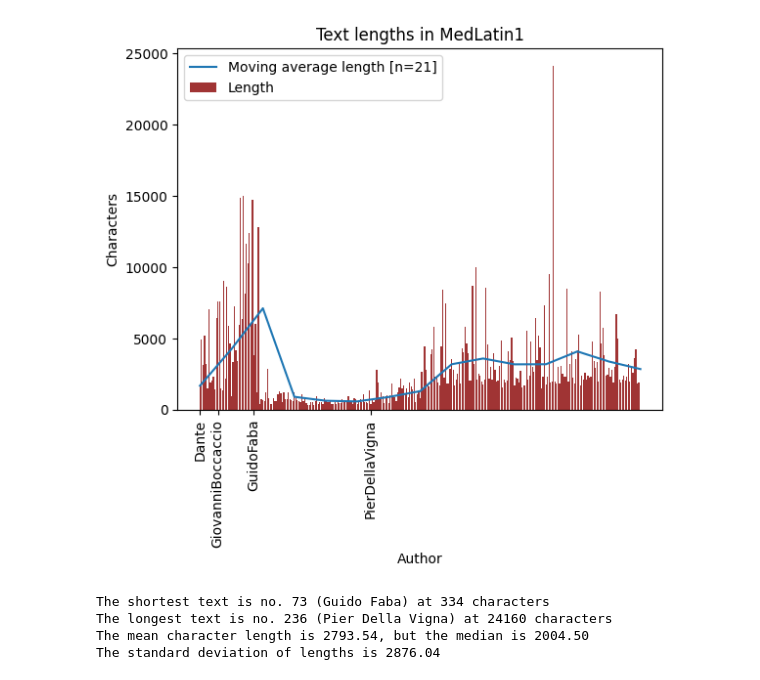
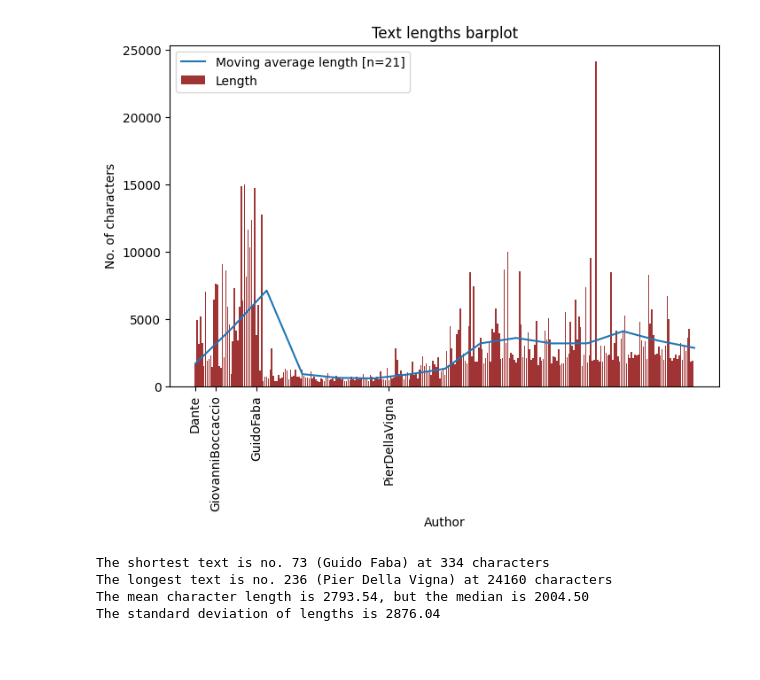
Before and after one commit to johannes-hp/BoB-thesis, a Jupyter notebook: MedLatin-scripts/medlatin1_lengths.ipynb, the cells around one changed output. Cells and saved outputs as stored; diff of their text form; code cells hidden in the pictures; blank space fills up the shorter version.

Commit message:
Update length vis for medlatin

```diff
--- a/MedLatin-scripts/medlatin1_lengths.ipynb
+++ b/MedLatin-scripts/medlatin1_lengths.ipynb
@@ -16,25 +39,17 @@ with open('csvfiles/author_changes_idx.txt', 'r', encoding='utf-8') as f:
 # %%
-medlatin1_lens = [len(text) for text in medlatin1_texts]
-medlatin1_lens_av = [medlatin1_lens[0]]
-previous_i = 0
-window_size = 21
-for i in np.arange(window_size, len(medlatin1_lens)+1, window_size):
-    window = medlatin1_lens[previous_i:i]
-    medlatin1_lens_av.append(np.mean(window))
-    previous_i = i
-
 fig, ax = plt.subplots()
+fig.set_size_inches(8, 5)
 
 sns.barplot(medlatin1_lens, ax=ax, label='Length', color='firebrick')
 sns.lineplot(y=medlatin1_lens_av, x=np.arange(0, len(medlatin1_lens)+1, window_size), ax=ax, label=f'Moving average length [n={window_size}]')
-ax.set_title('Text lengths in MedLatin1')
-ax.set_ylabel('Characters')
+ax.set_title('Text lengths barplot')
+ax.set_ylabel('No. of characters')
 ax.set_xlabel('Author')
 ax.set_xticks(author_idx)
 ax.set_xticklabels(author_names, rotation=90)
 ax.legend(loc='upper left');
 # %% [output]
-[figure, old version]
+[figure, new version]
 # %%
 shortest = np.argmin(medlatin1_lens)
 longest = np.argmax(medlatin1_lens)
```
Also changed, not shown: parts of 2 cells of this notebook, 3 other files.
